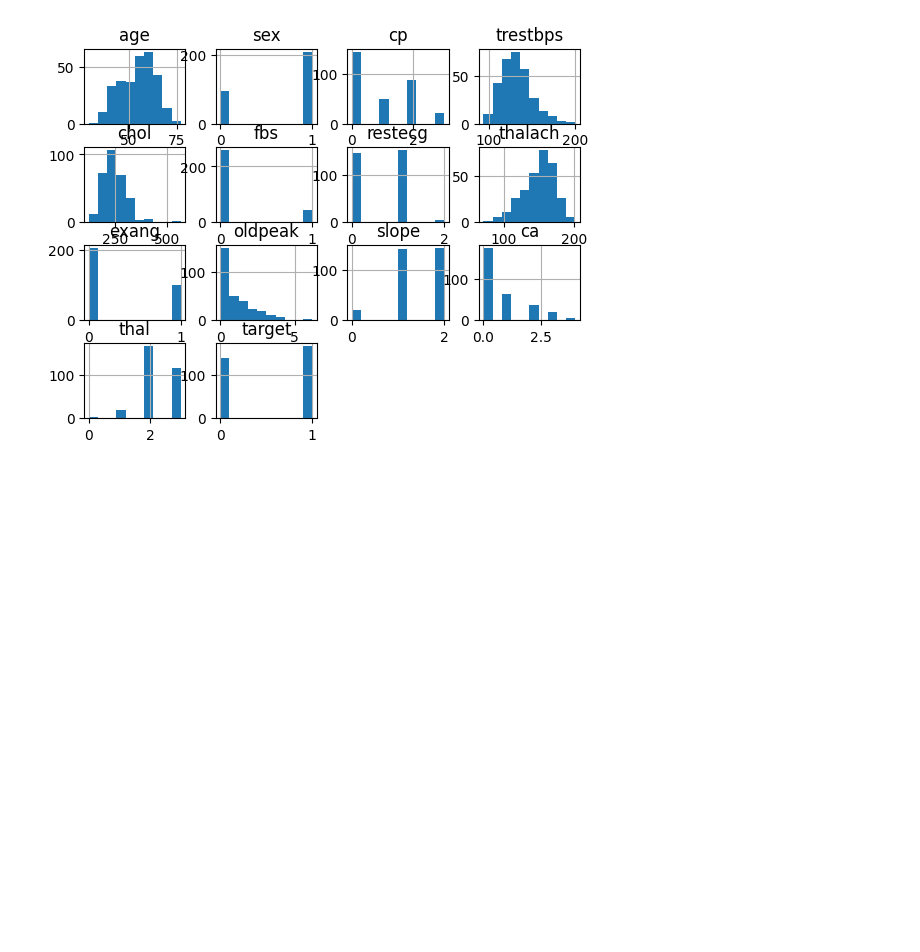
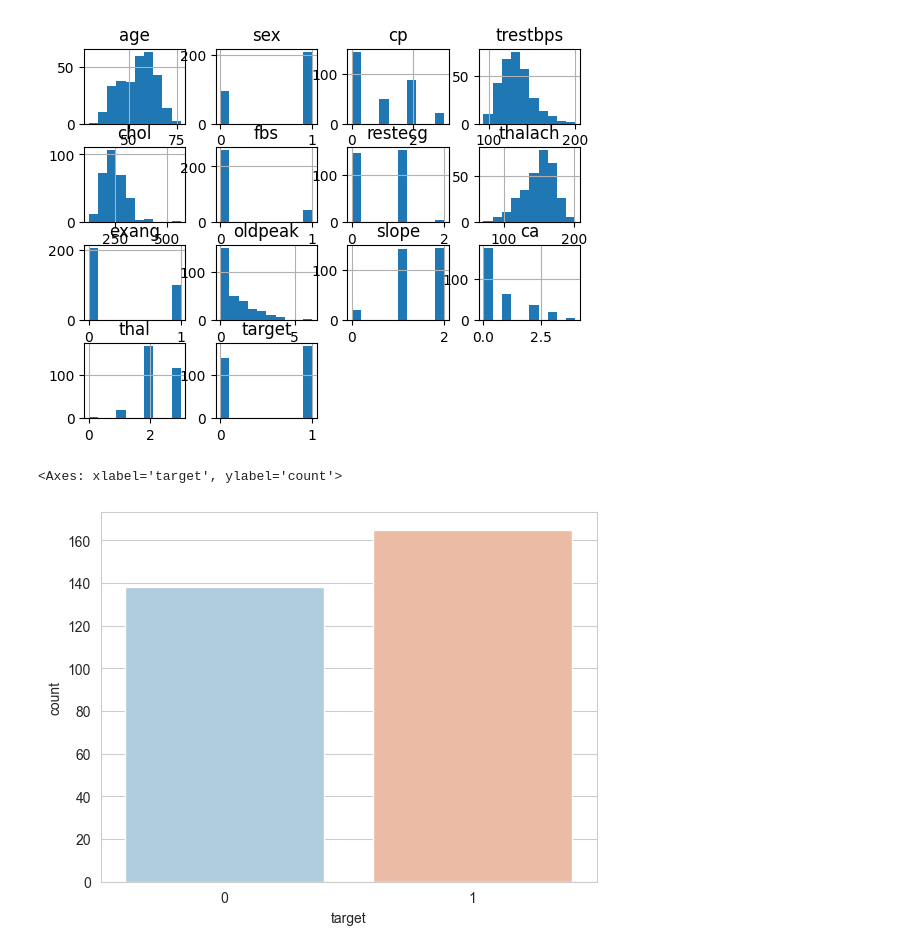
Before and after one commit to abandonedmonk/Heart-Disease-Prediction, a Jupyter notebook: Heart_Disease_Prediction.ipynb, the cells around one changed output. Saved outputs shown, nothing was run; the diff lists cells and outputs as text; code cells hidden in the pictures; blank space fills up the shorter version.

Commit message:
Checked if the target classes are equal Yes

```diff
--- a/Heart_Disease_Prediction.ipynb
+++ b/Heart_Disease_Prediction.ipynb
@@ -73,3 +73,10 @@ array([[<Axes: title={'center': 'age'}>, <Axes: title={'center': 'sex'}>,
         <Axes: title={'center': 'target'}>, <Axes: >, <Axes: >]],
       dtype=object)
 [figure]
+# %%
+# Checking if the target classes are of approximately equal size
+sns.set_style('whitegrid')
+sns.countplot(x='target',data=df,palette='RdBu_r')
+# %% [output]
+<Axes: xlabel='target', ylabel='count'>
+[figure, added]
```
